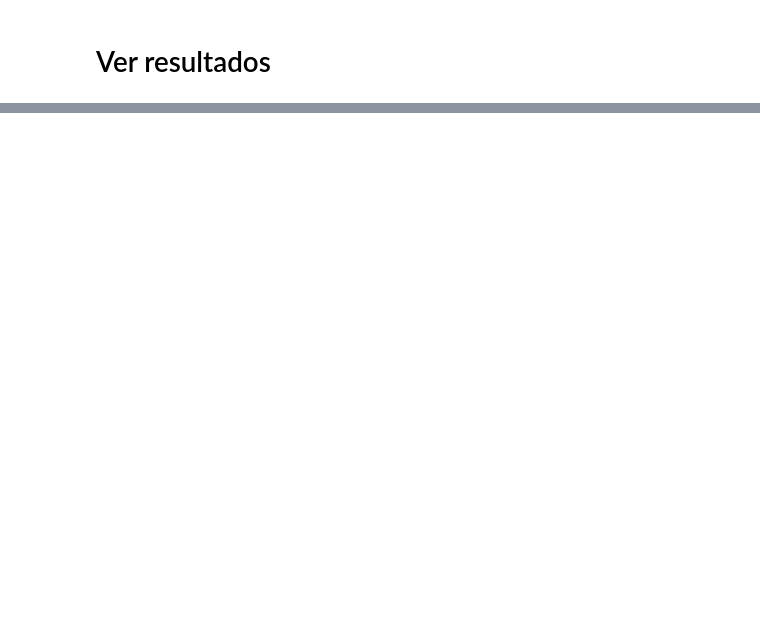
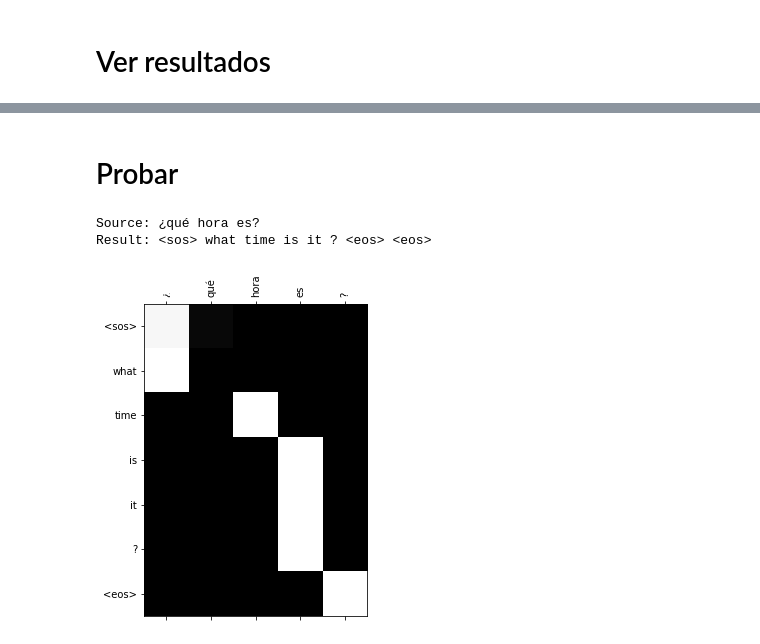
Before and after one commit to renato145/DL-proyectodecurso, a Jupyter notebook: propuesta/main.ipynb, the cells around one changed output, grey strips where cells are left out. Drawn from its saved outputs; the diff is of its cells as text; code cells hidden in the pictures; blank space fills up the shorter version.

```diff
--- a/propuesta/main.ipynb
+++ b/propuesta/main.ipynb
@@ -540,0 +627,13 @@ Target ->  <sos> who listened ? <eos> <pad>
+# %% [markdown]
+# Probar
+# %%
+sentence = '¿qué hora es?'
+outputs, attn, *_ = predict_beamsearch(sentence, beams=5, encode=True)
+ex_result = [en_dict[w] for w in outputs[0]]
+print('Source:', sentence)
+print('Result:', ' '.join(ex_result))
+show_attn(attn[0], ES.tokenize(sentence), ex_result)
+# %% [output]
+Source: ¿qué hora es?
+Result: <sos> what time is it ? <eos> <eos>
+[figure, added]
```
Also changed, not shown: parts of 20 cells of this notebook, 4 other files.
